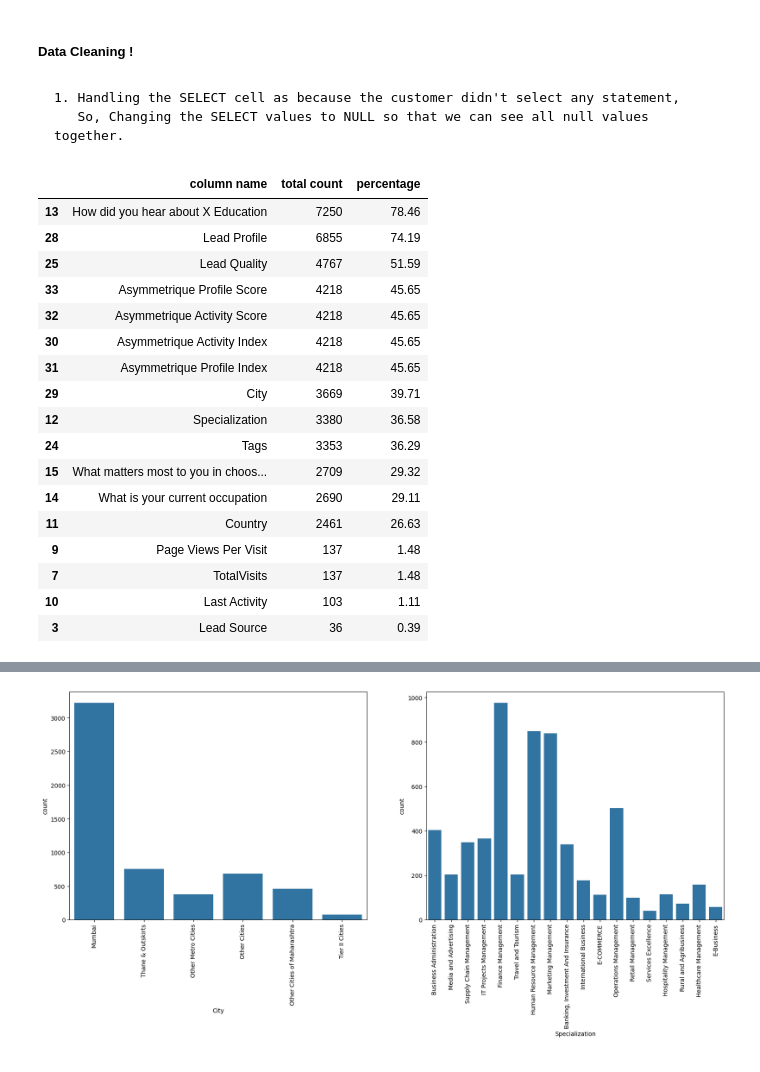
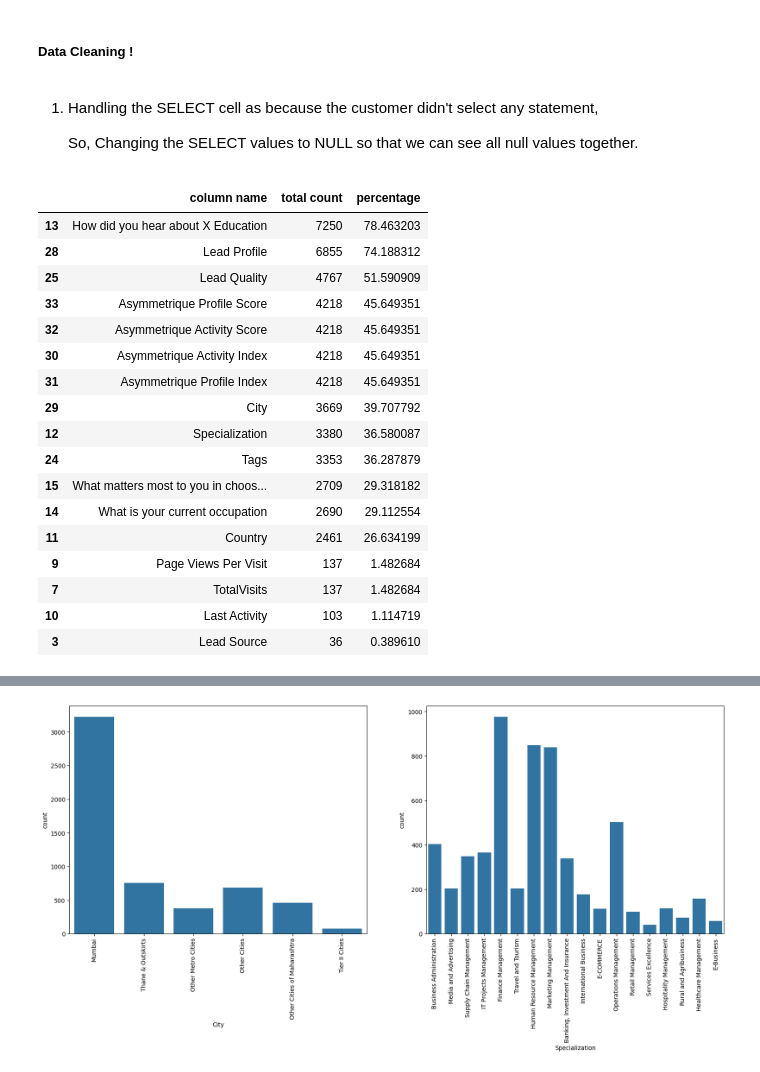
Before and after one commit to ganeshpatel01/Lead_Scoring, a Jupyter notebook: Lead_Scoring.ipynb, the cells around one changed output, grey strips where cells are left out. Saved outputs shown, nothing was run; the diff lists cells and outputs as text; code cells hidden in the pictures.

```diff
--- a/Lead_Scoring.ipynb
+++ b/Lead_Scoring.ipynb
@@ -3,15 +1,16 @@
 # %%
-import numpy as np, pandas as pd     # For managing the Datset.
-import matplotlib.pyplot as plt, seaborn as sns # Visualization libraries.
+# importing all required libraries
+import numpy as np
+import pandas as pd
+import matplotlib.pyplot as plt
+import seaborn as sns
+
+import warnings
+warnings.filterwarnings('ignore')
 
 from sklearn.linear_model import LogisticRegression
 from sklearn.model_selection import train_test_split
-from sklearn.metrics import accuracy_score, confusion_matrix, roc_auc_score, classification_report  # Model libraries to train and get predicted values.
+from sklearn.metrics import accuracy_score, confusion_matrix, roc_auc_score, classification_report
 
-import warnings
-warnings.filterwarnings('ignore') # Not so much useful just to ignore error.
+pd.set_option('display.max_column',None)
-# %%
-pd.set_option('display.max.rows',100)
-pd.set_option('display.max.columns',100)
-pd.set_option('float_format', '{:.2f}'.format)
 # %% [markdown]
@@ -19,3 +18,2 @@ pd.set_option('float_format', '{:.2f}'.format)
 # %%
-lead = pd.read_csv('Lead Scoring Assignment\Leads.csv')
-lead.head()
+df_lead = pd.read_csv('Lead Scoring Assignment\Leads.csv')
@@ -86,45 +66,46 @@ lead.describe()
 # %% [markdown]
 ##### Data Cleaning !
 # %% [markdown]
-    1. Handling the SELECT cell as because the customer didn't select any statement,
-       So, Changing the SELECT values to NULL so that we can see all null values together.
+1. Handling the SELECT cell as because the customer didn't select any statement,
+
+    So, Changing the SELECT values to NULL so that we can see all null values together.
 # %%
-lead[lead == 'Select'] = np.NaN
+df_lead[df_lead == 'Select'] = np.NaN
 # %%
-count = lead.isnull().sum()
-percen = count / len(lead) * 100
+count = df_lead.isnull().sum()
+percen = count / len(df_lead) * 100
 
 count.sort_values(ascending = False)
 percen.sort_values(ascending = False)
 
 df_null = pd.DataFrame({
-    'column name' : lead.columns,
+    'column name' : df_lead.columns,
     'total count' : count,
     'percentage' : percen
 })
 
 df_null.reset_index(drop = True, inplace = True)
 df_null_sorted = df_null.sort_values(by='percentage', ascending=False)
 df_filtered = df_null_sorted[df_null_sorted['percentage'] > 0]
 df_filtered
 # %% [output]
 |  | column name | total count | percentage |
-| 13 | How did you hear about X Education | 7250 | 78.46 |
-| 28 | Lead Profile | 6855 | 74.19 |
-| 25 | Lead Quality | 4767 | 51.59 |
-| 33 | Asymmetrique Profile Score | 4218 | 45.65 |
-| 32 | Asymmetrique Activity Score | 4218 | 45.65 |
-| 30 | Asymmetrique Activity Index | 4218 | 45.65 |
-| 31 | Asymmetrique Profile Index | 4218 | 45.65 |
-| 29 | City | 3669 | 39.71 |
-| 12 | Specialization | 3380 | 36.58 |
-| 24 | Tags | 3353 | 36.29 |
-| 15 | What matters most to you in choos... | 2709 | 29.32 |
-| 14 | What is your current occupation | 2690 | 29.11 |
-| 11 | Country | 2461 | 26.63 |
-| 9 | Page Views Per Visit | 137 | 1.48 |
-| 7 | TotalVisits | 137 | 1.48 |
-| 10 | Last Activity | 103 | 1.11 |
-| 3 | Lead Source | 36 | 0.39 |
+| 13 | How did you hear about X Education | 7250 | 78.463203 |
+| 28 | Lead Profile | 6855 | 74.188312 |
+| 25 | Lead Quality | 4767 | 51.590909 |
+| 33 | Asymmetrique Profile Score | 4218 | 45.649351 |
+| 32 | Asymmetrique Activity Score | 4218 | 45.649351 |
+| 30 | Asymmetrique Activity Index | 4218 | 45.649351 |
+| 31 | Asymmetrique Profile Index | 4218 | 45.649351 |
+| 29 | City | 3669 | 39.707792 |
+| 12 | Specialization | 3380 | 36.580087 |
+| 24 | Tags | 3353 | 36.287879 |
+| 15 | What matters most to you in choos... | 2709 | 29.318182 |
+| 14 | What is your current occupation | 2690 | 29.112554 |
+| 11 | Country | 2461 | 26.634199 |
+| 9 | Page Views Per Visit | 137 | 1.482684 |
+| 7 | TotalVisits | 137 | 1.482684 |
+| 10 | Last Activity | 103 | 1.114719 |
+| 3 | Lead Source | 36 | 0.389610 |
 # %%
 drop_col = df_null.loc[df_null['percentage'] > 40.00, 'column name']
```
Also changed, not shown: parts of 90 cells of this notebook.
